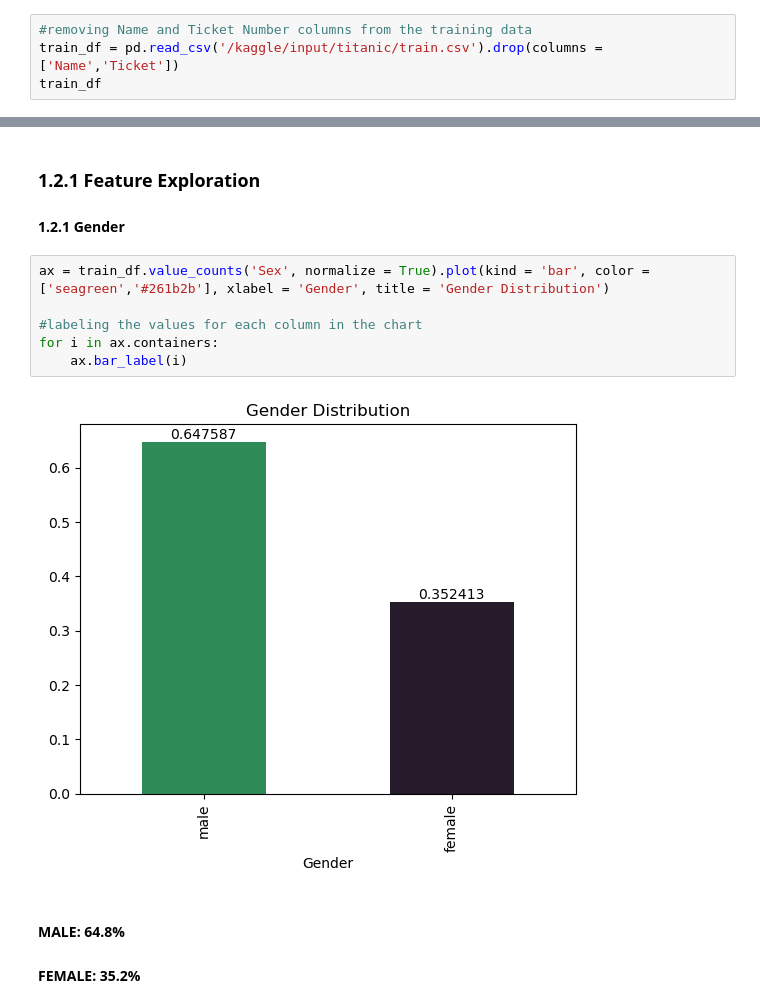
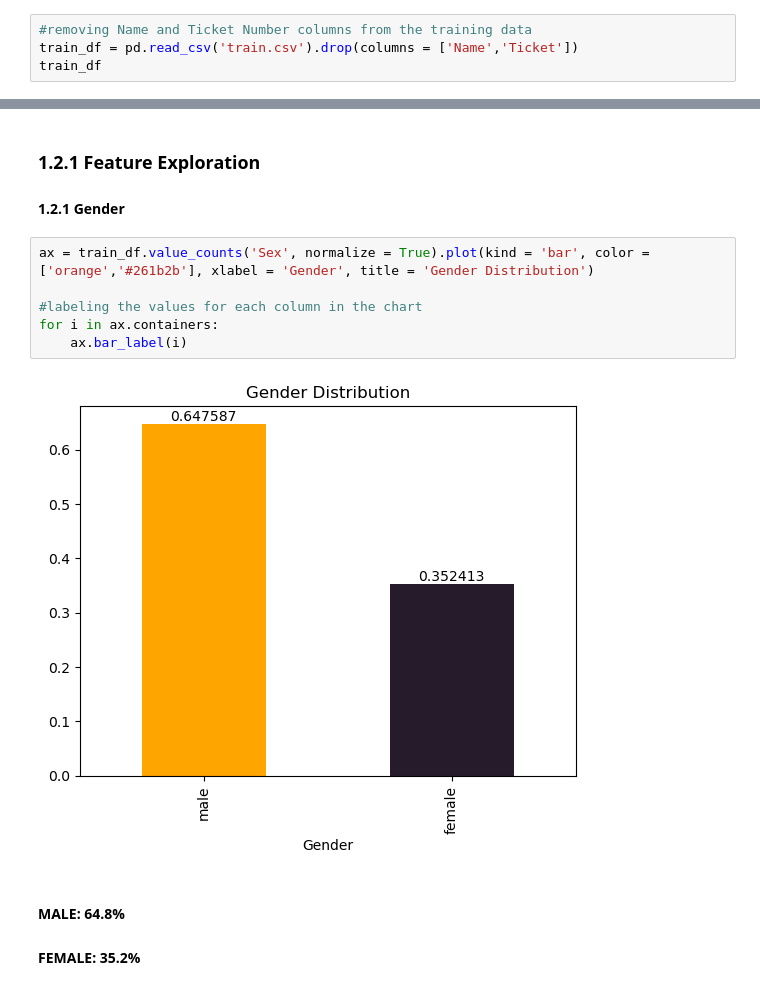
Before and after one commit to DamianTellez/Titanic_ML_Competition, a Jupyter notebook: titanic-machine-learning-competition.ipynb, the cells around one changed output, grey strips where cells are left out. Saved outputs shown, nothing was run; the diff lists cells and outputs as text.

```diff
--- a/titanic-machine-learning-competition.ipynb
+++ b/titanic-machine-learning-competition.ipynb
@@ -11,7 +11,7 @@ import seaborn as sns
 ## 1. Exploratory Data Analysis
 # %%
 #removing Name and Ticket Number columns from the training data
-train_df = pd.read_csv('/kaggle/input/titanic/train.csv').drop(columns = ['Name','Ticket'])
+train_df = pd.read_csv('train.csv').drop(columns = ['Name','Ticket'])
 train_df
 # %% [output]
 |  | PassengerId | Survived | Pclass | Sex | Age | SibSp | Parch | Fare | Cabin | Embarked |
@@ -48,13 +48,13 @@ dtype: int64
 ### 1.2.1 Feature Exploration
 #### 1.2.1 Gender
 # %%
-ax = train_df.value_counts('Sex', normalize = True).plot(kind = 'bar', color = ['seagreen','#261b2b'], xlabel = 'Gender', title = 'Gender Distribution')
+ax = train_df.value_counts('Sex', normalize = True).plot(kind = 'bar', color = ['orange','#261b2b'], xlabel = 'Gender', title = 'Gender Distribution')
 
 #labeling the values for each column in the chart
 for i in ax.containers:
     ax.bar_label(i)
 # %% [output]
-[figure, old version]
+[figure, new version]
 # %% [markdown]
 #### **MALE**: 64.8%
 #### **FEMALE**: 35.2%
```
Also changed, not shown: parts of 20 cells of this notebook.
